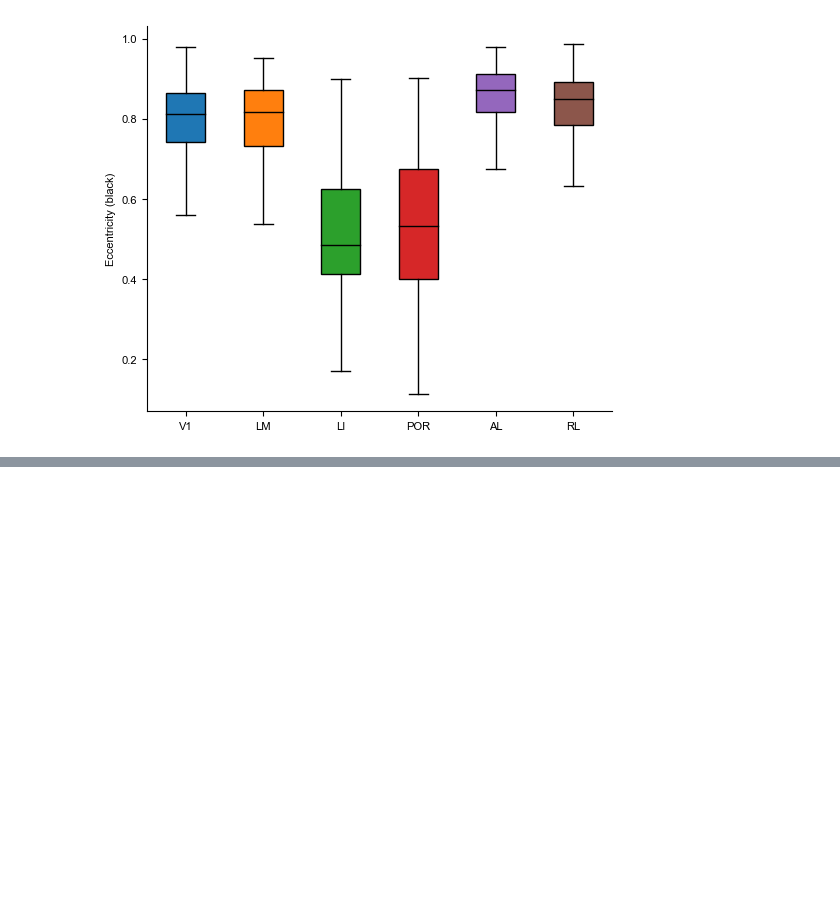
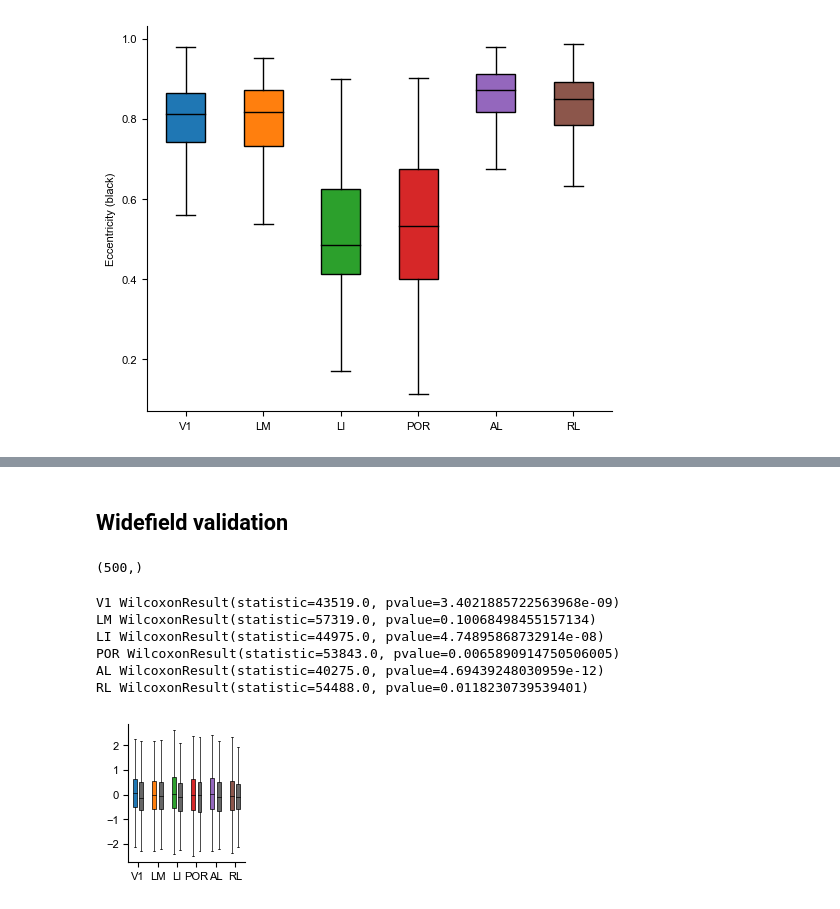
Before and after one commit to ruditong/MouseFeatureLandscape, a Jupyter notebook: analysis/Figure5.ipynb, the cells around one changed output, grey strips where cells are left out. Saved outputs shown, nothing was run; the diff lists cells and outputs as text; code cells hidden in the pictures; blank space fills up the shorter version.

```diff
--- a/analysis/Figure5.ipynb
+++ b/analysis/Figure5.ipynb
@@ -314,0 +310,2 @@ KruskalResult(statistic=51.342129660919454, pvalue=7.359507045344564e-10)
+# %% [markdown]
+## Widefield validation
@@ -314,0 +378,28 @@ KruskalResult(statistic=51.342129660919454, pvalue=7.359507045344564e-10)
+# %%
+fp_base = r'D:\Data\DeepMouse\Results\tuning_dynamics'
+fps = ['results_RT114.npy', 'results_RT117.npy']
+
+wdf = [np.load(os.path.join(fp_base, name), allow_pickle=True).item() for name in fps]
+# activity_m = [get_population_mean(data)[0] for data in wdf]
+activity_m2 = [get_population_mean(data)[1] for data in wdf]
+# activity_combined = combine_wdf(activity_m)
+activity_combined2 = combine_wdf(activity_m2)
+# %%
+activity_combined2[1][0].shape
+# %% [output]
+(500,)
+# %%
+fig14 = plot_wdf(activity_combined2, figsize=(1.5,1.8))
+
+if save:
+    fig14.savefig(os.path.join(savepath, 'neuron_mean_invivo2.eps'), bbox_inches='tight')
+
+for i, a in enumerate(activity_combined2): print(regions[i], wilcoxon(a[0], a[1]))
+# %% [output]
+V1 WilcoxonResult(statistic=43519.0, pvalue=3.4021885722563968e-09)
+LM WilcoxonResult(statistic=57319.0, pvalue=0.10068498455157134)
+LI WilcoxonResult(statistic=44975.0, pvalue=4.74895868732914e-08)
+POR WilcoxonResult(statistic=53843.0, pvalue=0.0065890914750506005)
+AL WilcoxonResult(statistic=40275.0, pvalue=4.69439248030959e-12)
+RL WilcoxonResult(statistic=54488.0, pvalue=0.0118230739539401)
+[figure, added]
```
Also changed, not shown: parts of 9 cells of this notebook, 2 other files.
